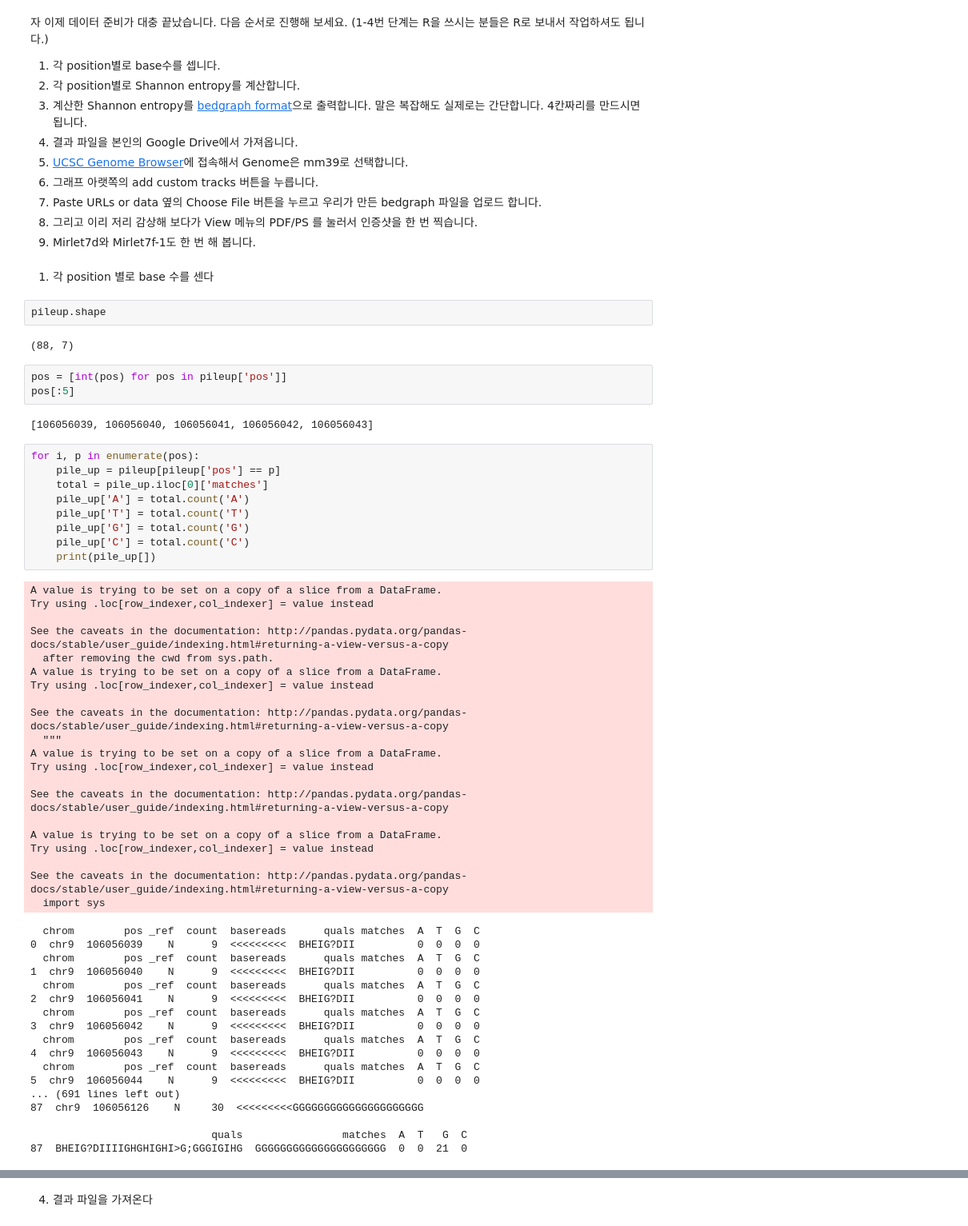
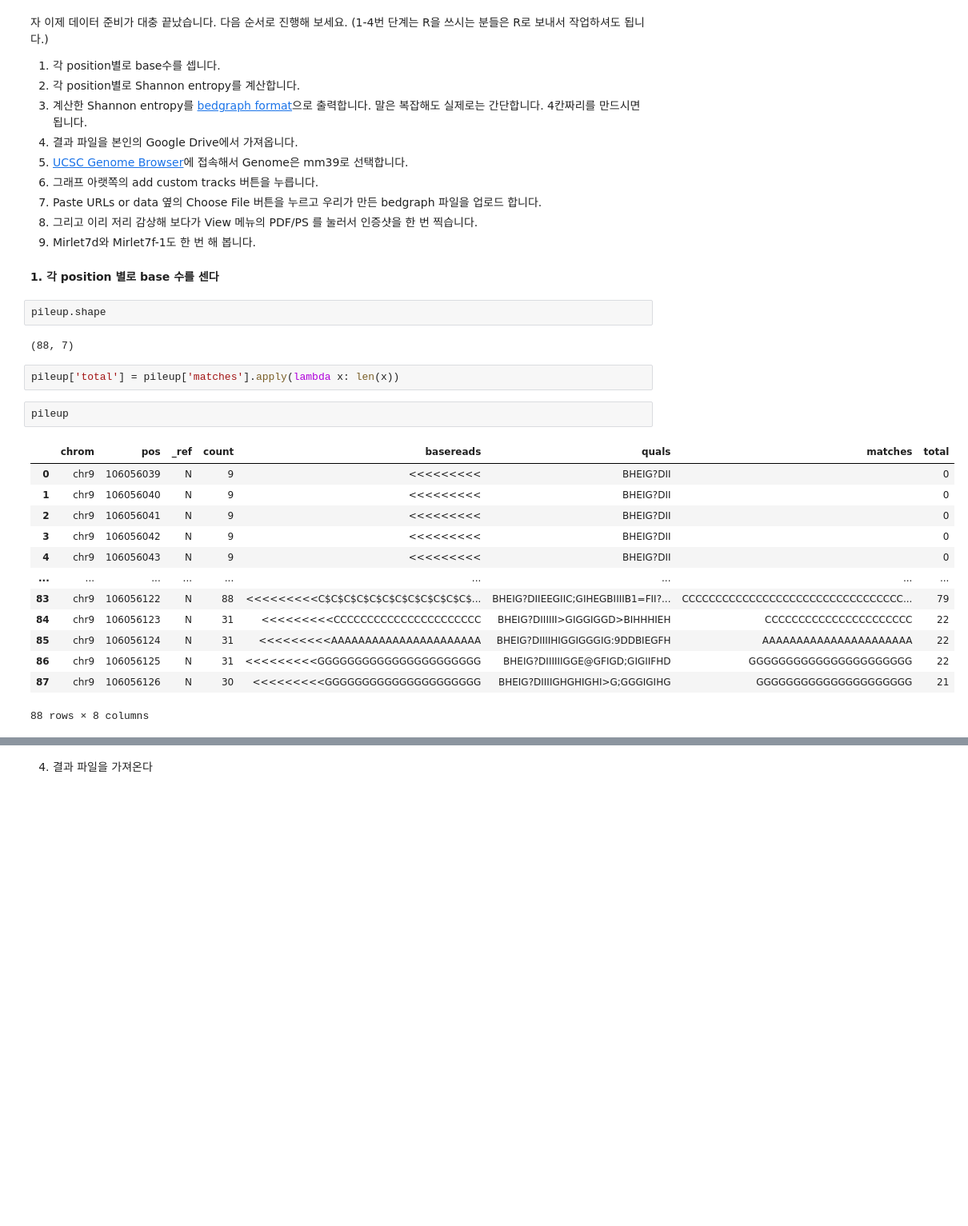
Before and after one commit to babaling/2021bioinfo1, a Jupyter notebook: Mission/Mission 3.ipynb, the cells around one changed output, grey strips where cells are left out. Shown: that part at 80% size. Cells and saved outputs as stored; diff of their text form; blank space fills up the shorter version.

```diff
--- a/Mission/Mission 3.ipynb
+++ b/Mission/Mission 3.ipynb
@@ -154,60 +156,26 @@ pileup[pileup['pos'] == 106056094].iloc[0]['matches']
 1. 그리고 이리 저리 감상해 보다가 View 메뉴의 PDF/PS 를 눌러서 인증샷을 한 번 찍습니다.
 1. Mirlet7d와 Mirlet7f-1도 한 번 해 봅니다.
 # %% [markdown]
-1. 각 position 별로 base 수를 센다
+**1. 각 position 별로 base 수를 센다**
 # %%
 pileup.shape
 # %% [output]
 (88, 7)
-# %%
-pos = [int(pos) for pos in pileup['pos']]
-pos[:5]
-# %% [output]
-[106056039, 106056040, 106056041, 106056042, 106056043]
-# %%
-for i, p in enumerate(pos):
-    pile_up = pileup[pileup['pos'] == p]
-    total = pile_up.iloc[0]['matches']
-    pile_up['A'] = total.count('A')
-    pile_up['T'] = total.count('T')
-    pile_up['G'] = total.count('G')
-    pile_up['C'] = total.count('C')
-    print(pile_up[])
-# %% [output]
-A value is trying to be set on a copy of a slice from a DataFrame.
-Try using .loc[row_indexer,col_indexer] = value instead
-
-See the caveats in the documentation: http://pandas.pydata.org/pandas-docs/stable/user_guide/indexing.html#returning-a-view-versus-a-copy
-  after removing the cwd from sys.path.
-A value is trying to be set on a copy of a slice from a DataFrame.
-Try using .loc[row_indexer,col_indexer] = value instead
-
-See the caveats in the documentation: http://pandas.pydata.org/pandas-docs/stable/user_guide/indexing.html#returning-a-view-versus-a-copy
-  """
-A value is trying to be set on a copy of a slice from a DataFrame.
-Try using .loc[row_indexer,col_indexer] = value instead
-
-See the caveats in the documentation: http://pandas.pydata.org/pandas-docs/stable/user_guide/indexing.html#returning-a-view-versus-a-copy
-
-A value is trying to be set on a copy of a slice from a DataFrame.
-Try using .loc[row_indexer,col_indexer] = value instead
-
-See the caveats in the documentation: http://pandas.pydata.org/pandas-docs/stable/user_guide/indexing.html#returning-a-view-versus-a-copy
-  import sys
-  chrom        pos _ref  count  basereads      quals matches  A  T  G  C
-0  chr9  106056039    N      9  <<<<<<<<<  BHEIG?DII          0  0  0  0
-  chrom        pos _ref  count  basereads      quals matches  A  T  G  C
-1  chr9  106056040    N      9  <<<<<<<<<  BHEIG?DII          0  0  0  0
-  chrom        pos _ref  count  basereads      quals matches  A  T  G  C
-2  chr9  106056041    N      9  <<<<<<<<<  BHEIG?DII          0  0  0  0
-  chrom        pos _ref  count  basereads      quals matches  A  T  G  C
-3  chr9  106056042    N      9  <<<<<<<<<  BHEIG?DII          0  0  0  0
-  chrom        pos _ref  count  basereads      quals matches  A  T  G  C
-4  chr9  106056043    N      9  <<<<<<<<<  BHEIG?DII          0  0  0  0
-  chrom        pos _ref  count  basereads      quals matches  A  T  G  C
-5  chr9  106056044    N      9  <<<<<<<<<  BHEIG?DII          0  0  0  0
-... (691 lines left out)
-87  chr9  106056126    N     30  <<<<<<<<<GGGGGGGGGGGGGGGGGGGGG
-
-                             quals                matches  A  T   G  C
-87  BHEIG?DIIIIGHGHIGHI>G;GGGIGIHG  GGGGGGGGGGGGGGGGGGGGG  0  0  21  0
+# %%
+pileup['total'] = pileup['matches'].apply(lambda x: len(x))
+# %%
+pileup
+# %% [output]
+|  | chrom | pos | _ref | count | basereads | quals | matches | total |
+| 0 | chr9 | 106056039 | N | 9 | <<<<<<<<< | BHEIG?DII |  | 0 |
+| 1 | chr9 | 106056040 | N | 9 | <<<<<<<<< | BHEIG?DII |  | 0 |
+| 2 | chr9 | 106056041 | N | 9 | <<<<<<<<< | BHEIG?DII |  | 0 |
+| 3 | chr9 | 106056042 | N | 9 | <<<<<<<<< | BHEIG?DII |  | 0 |
+| 4 | chr9 | 106056043 | N | 9 | <<<<<<<<< | BHEIG?DII |  | 0 |
+| ... | ... | ... | ... | ... | ... | ... | ... | ... |
+| 83 | chr9 | 106056122 | N | 88 | <<<<<<<<<C$C$C$C$C$C$C$C$C$C$C$C$... | BHEIG?DIIEEGIIC;GIHEGBIIIIB1=FII?... | CCCCCCCCCCCCCCCCCCCCCCCCCCCCCCCCC... | 79 |
+| 84 | chr9 | 106056123 | N | 31 | <<<<<<<<<CCCCCCCCCCCCCCCCCCCCCC | BHEIG?DIIIIII>GIGGIGGD>BIHHHIEH | CCCCCCCCCCCCCCCCCCCCCC | 22 |
+| 85 | chr9 | 106056124 | N | 31 | <<<<<<<<<AAAAAAAAAAAAAAAAAAAAAA | BHEIG?DIIIIHIGGIGGGIG:9DDBIEGFH | AAAAAAAAAAAAAAAAAAAAAA | 22 |
+| 86 | chr9 | 106056125 | N | 31 | <<<<<<<<<GGGGGGGGGGGGGGGGGGGGGG | BHEIG?DIIIIIIGGE@GFIGD;GIGIIFHD | GGGGGGGGGGGGGGGGGGGGGG | 22 |
+| 87 | chr9 | 106056126 | N | 30 | <<<<<<<<<GGGGGGGGGGGGGGGGGGGGG | BHEIG?DIIIIGHGHIGHI>G;GGGIGIHG | GGGGGGGGGGGGGGGGGGGGG | 21 |
+88 rows × 8 columns
```
Also changed, not shown: parts of 11 cells of this notebook, 1 other file.
